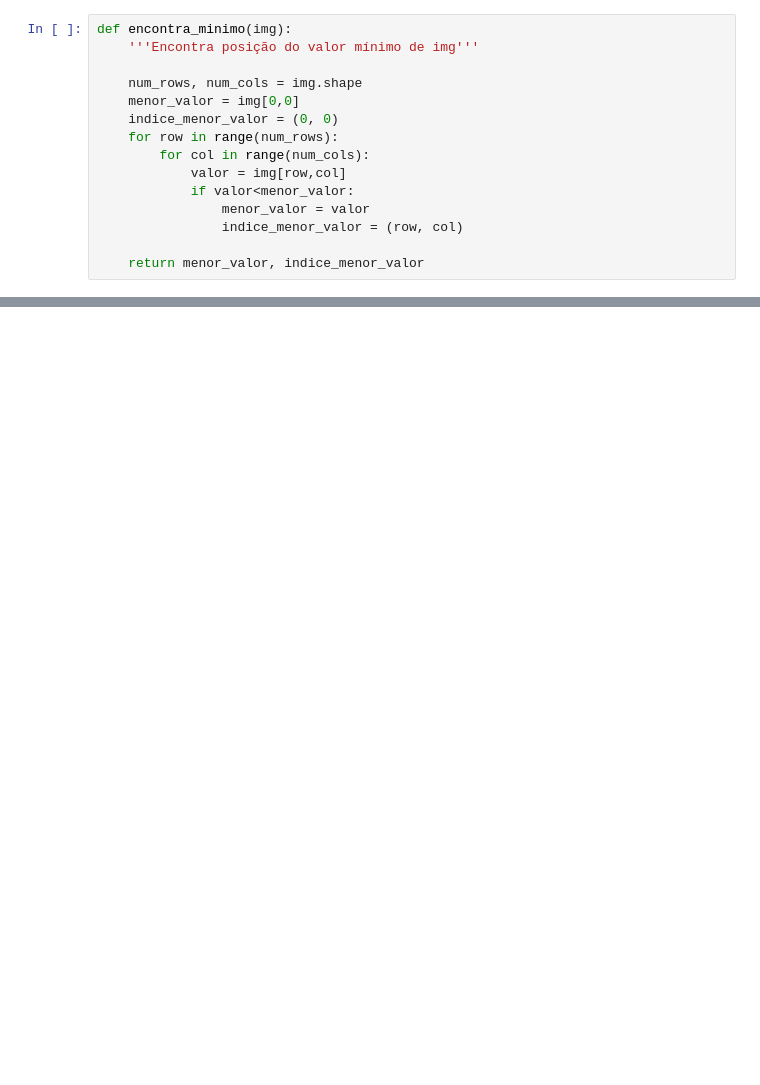
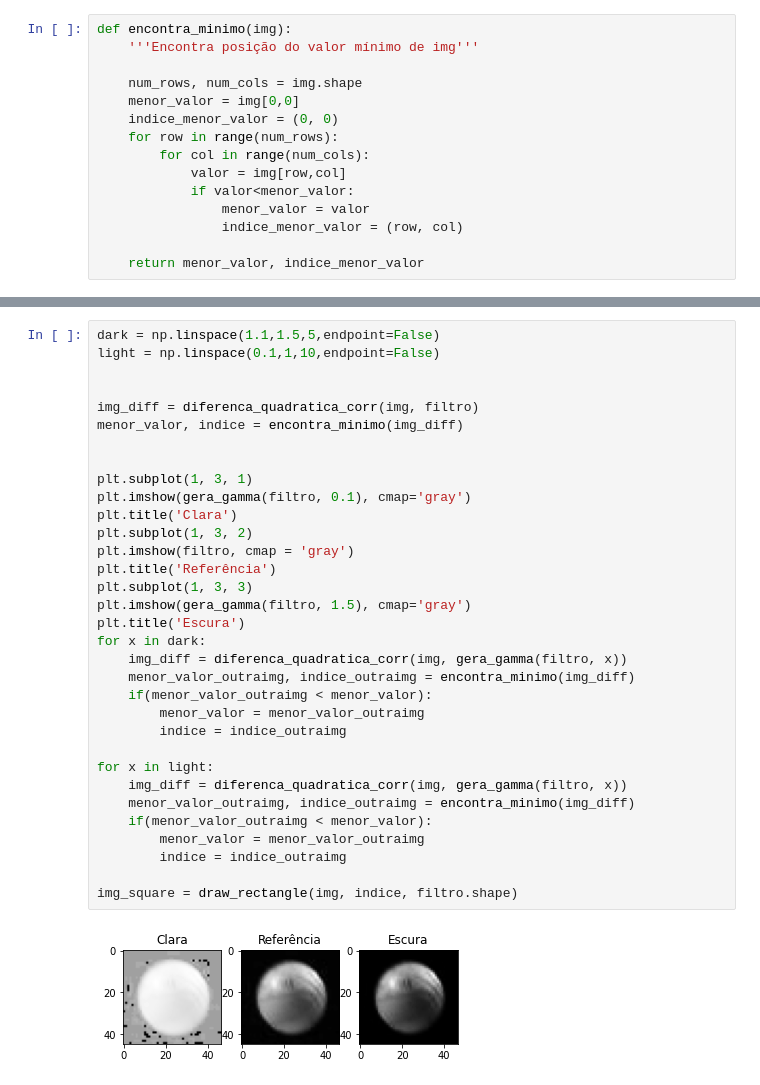
Before and after one commit to FelTavoni/ProcessamentoDigitalImagens, a Jupyter notebook: T2/Trab2.ipynb, the cells around one changed output, grey strips where cells are left out. Drawn from its saved outputs; the diff is of its cells as text; blank space fills up the shorter version.

```diff
--- a/T2/Trab2.ipynb
+++ b/T2/Trab2.ipynb
@@ -104,0 +173,35 @@ plt.imshow(img_square, 'gray')
+# %%
+dark = np.linspace(1.1,1.5,5,endpoint=False)
+light = np.linspace(0.1,1,10,endpoint=False)
+
+
+img_diff = diferenca_quadratica_corr(img, filtro)
+menor_valor, indice = encontra_minimo(img_diff)
+
+
+plt.subplot(1, 3, 1)
+plt.imshow(gera_gamma(filtro, 0.1), cmap='gray')
+plt.title('Clara')
+plt.subplot(1, 3, 2)
+plt.imshow(filtro, cmap = 'gray')
+plt.title('Referência')
+plt.subplot(1, 3, 3)
+plt.imshow(gera_gamma(filtro, 1.5), cmap='gray')
+plt.title('Escura')
+for x in dark:
+    img_diff = diferenca_quadratica_corr(img, gera_gamma(filtro, x))
+    menor_valor_outraimg, indice_outraimg = encontra_minimo(img_diff)
+    if(menor_valor_outraimg < menor_valor):
+        menor_valor = menor_valor_outraimg
+        indice = indice_outraimg
+
+for x in light:
+    img_diff = diferenca_quadratica_corr(img, gera_gamma(filtro, x))
+    menor_valor_outraimg, indice_outraimg = encontra_minimo(img_diff)
+    if(menor_valor_outraimg < menor_valor):
+        menor_valor = menor_valor_outraimg
+        indice = indice_outraimg
+
+img_square = draw_rectangle(img, indice, filtro.shape)
+# %% [output]
+[figure, added]
```
Also changed, not shown: parts of 17 cells of this notebook.
